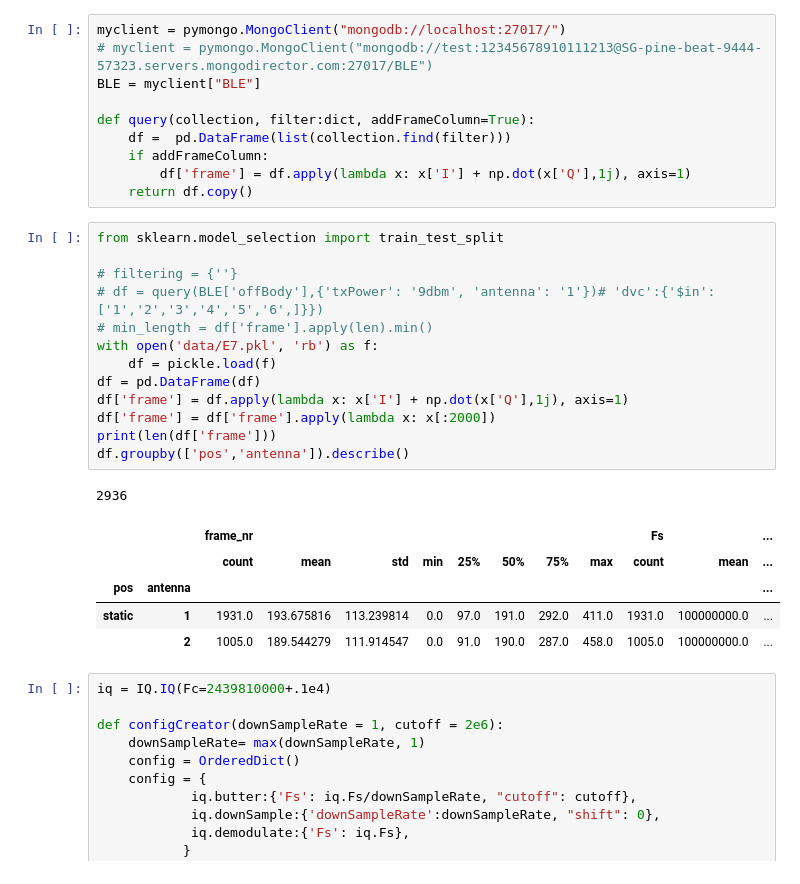
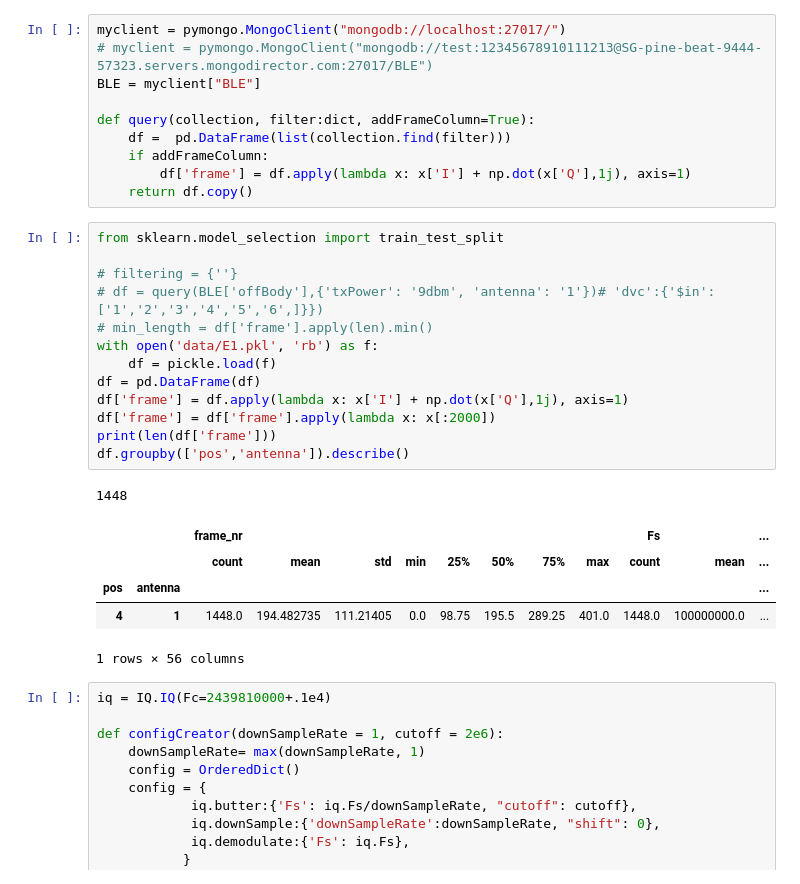
Before and after one commit to mkashani-phd/BLEWBAN_Dataset, a Jupyter notebook: Examples/ALL NN/IQSplitting.ipynb, the cells around one changed output. Drawn from its saved outputs; the diff is of its cells as text.

```diff
--- a/Examples/ALL NN/IQSplitting.ipynb
+++ b/Examples/ALL NN/IQSplitting.ipynb
@@ -25,23 +25,23 @@ def query(collection, filter:dict, addFrameColumn=True):
 # %%
 from sklearn.model_selection import train_test_split
 
 # filtering = {''}
 # df = query(BLE['offBody'],{'txPower': '9dbm', 'antenna': '1'})# 'dvc':{'$in':['1','2','3','4','5','6',]}})
 # min_length = df['frame'].apply(len).min()
-with open('data/E7.pkl', 'rb') as f:
+with open('data/E1.pkl', 'rb') as f:
     df = pickle.load(f)
 df = pd.DataFrame(df)
 df['frame'] = df.apply(lambda x: x['I'] + np.dot(x['Q'],1j), axis=1)
 df['frame'] = df['frame'].apply(lambda x: x[:2000])
 print(len(df['frame']))
 df.groupby(['pos','antenna']).describe()
 # %% [output]
-2936
+1448
 |  |  | frame_nr |  |  |  |  |  |  |  | Fs |  | ... |
 |  |  | count | mean | std | min | 25% | 50% | 75% | max | count | mean | ... |
 | pos | antenna |  |  |  |  |  |  |  |  |  |  | ... |
-| static | 1 | 1931.0 | 193.675816 | 113.239814 | 0.0 | 97.0 | 191.0 | 292.0 | 411.0 | 1931.0 | 100000000.0 | ... |
-|  | 2 | 1005.0 | 189.544279 | 111.914547 | 0.0 | 91.0 | 190.0 | 287.0 | 458.0 | 1005.0 | 100000000.0 | ... |
+| 4 | 1 | 1448.0 | 194.482735 | 111.21405 | 0.0 | 98.75 | 195.5 | 289.25 | 401.0 | 1448.0 | 100000000.0 | ... |
+1 rows × 56 columns
 # %%
 iq = IQ.IQ(Fc=2439810000+.1e4)
 
```
Also changed, not shown: parts of 3 cells of this notebook, 3 other files.
